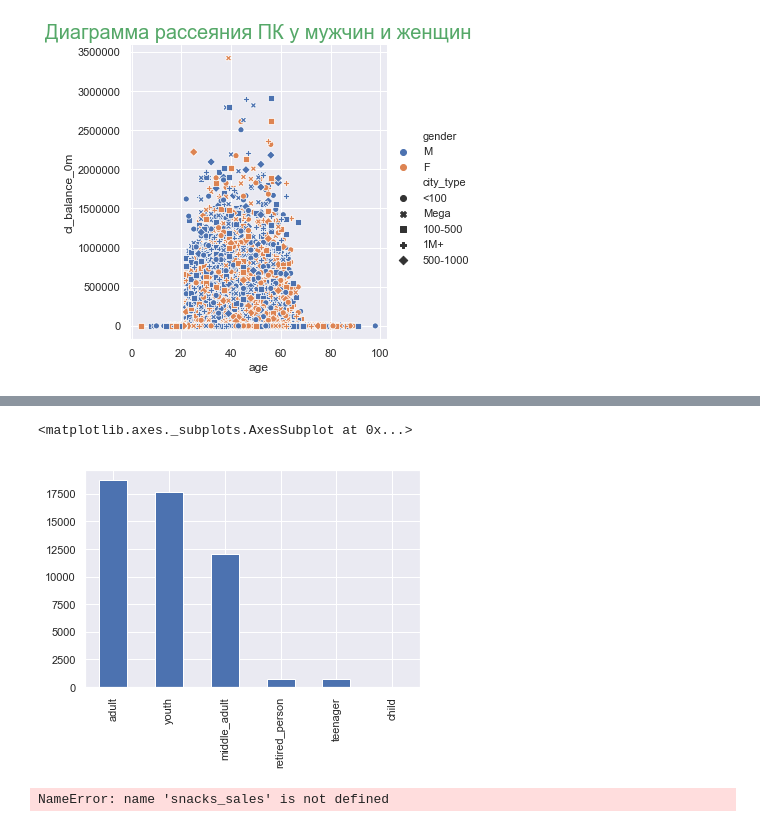
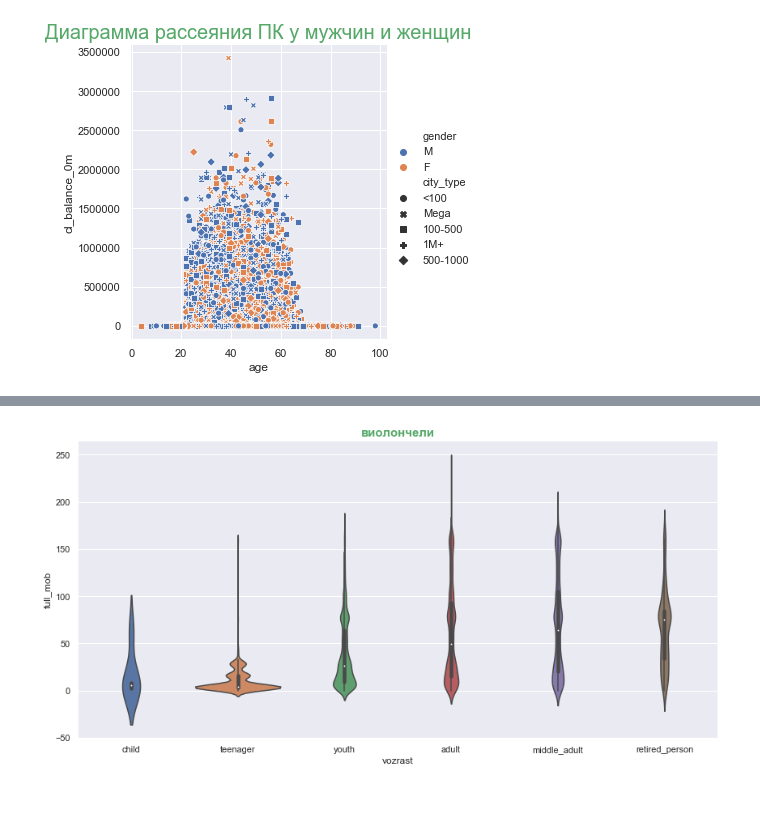
Before and after one commit to netyaga-swetlana/DA_school_Swetanet, a Jupyter notebook: Cluster_Netyaga.ipynb, the cells around one changed output, grey strips where cells are left out. Drawn from its saved outputs; the diff is of its cells as text; code cells hidden in the pictures; blank space fills up the shorter version.

```diff
--- a/Cluster_Netyaga.ipynb
+++ b/Cluster_Netyaga.ipynb
@@ -345,22 +357,11 @@ plt.title('stripplot', size=20, color='g');
 # %%
 sns.catplot(
-    x='age',
-    y='loan_balance_0m',
+    x='vozrast',
+    y='full_mob',
     data=df,
-    hue='gender',
-    order=vozrast,
-    kind='swarm',
-    height=4,
+    kind='violin',
+    height=6,
     aspect=2)
-plt.title('swarmplot', size=20, color='g');
+plt.title('виолончели', size=15, color='g', weight='bold');
+# %% [output]
+[figure, added]
-# %%
-pd.value_counts(df['vozrast']).plot.bar()
-# %% [output]
-<matplotlib.axes._subplots.AxesSubplot at 0x...>
-[figure, removed]
-# %%
-snacks_sales['Month'] = pd.DatetimeIndex(snacks_sales['Date']).month
-Quarter_Mapping = {1:1, 2:1, 3:1, 4:2, 5:2, 6:2, 7:3, 8:3, 9:3, 10:4, 11:4, 12:4}
-snacks_sales['Quarter'] = snacks_sales['Month'].map(Quarter_Mapping)
-# %% [output]
-NameError: name 'snacks_sales' is not defined
```
Also changed, not shown: parts of 13 cells of this notebook.
